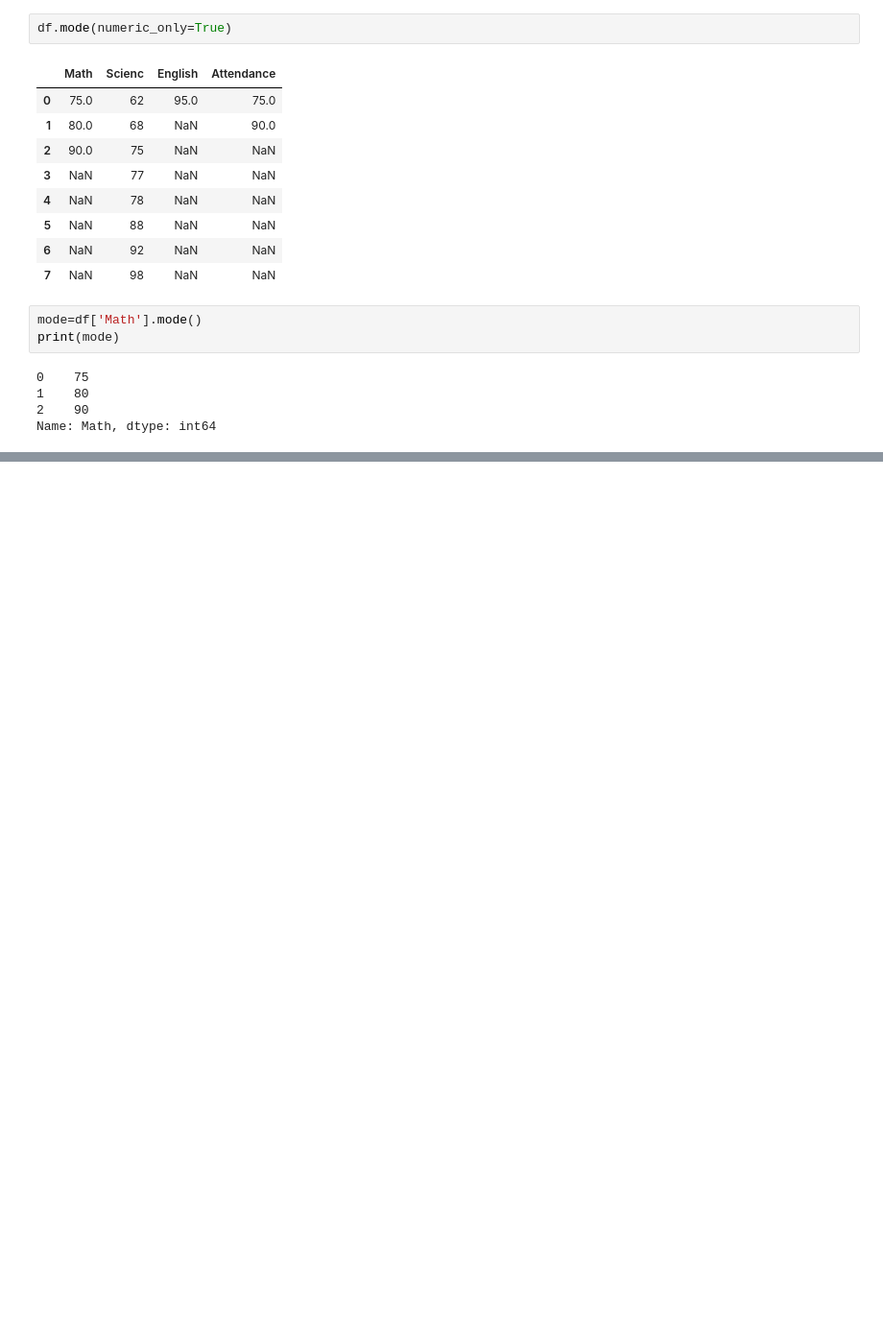
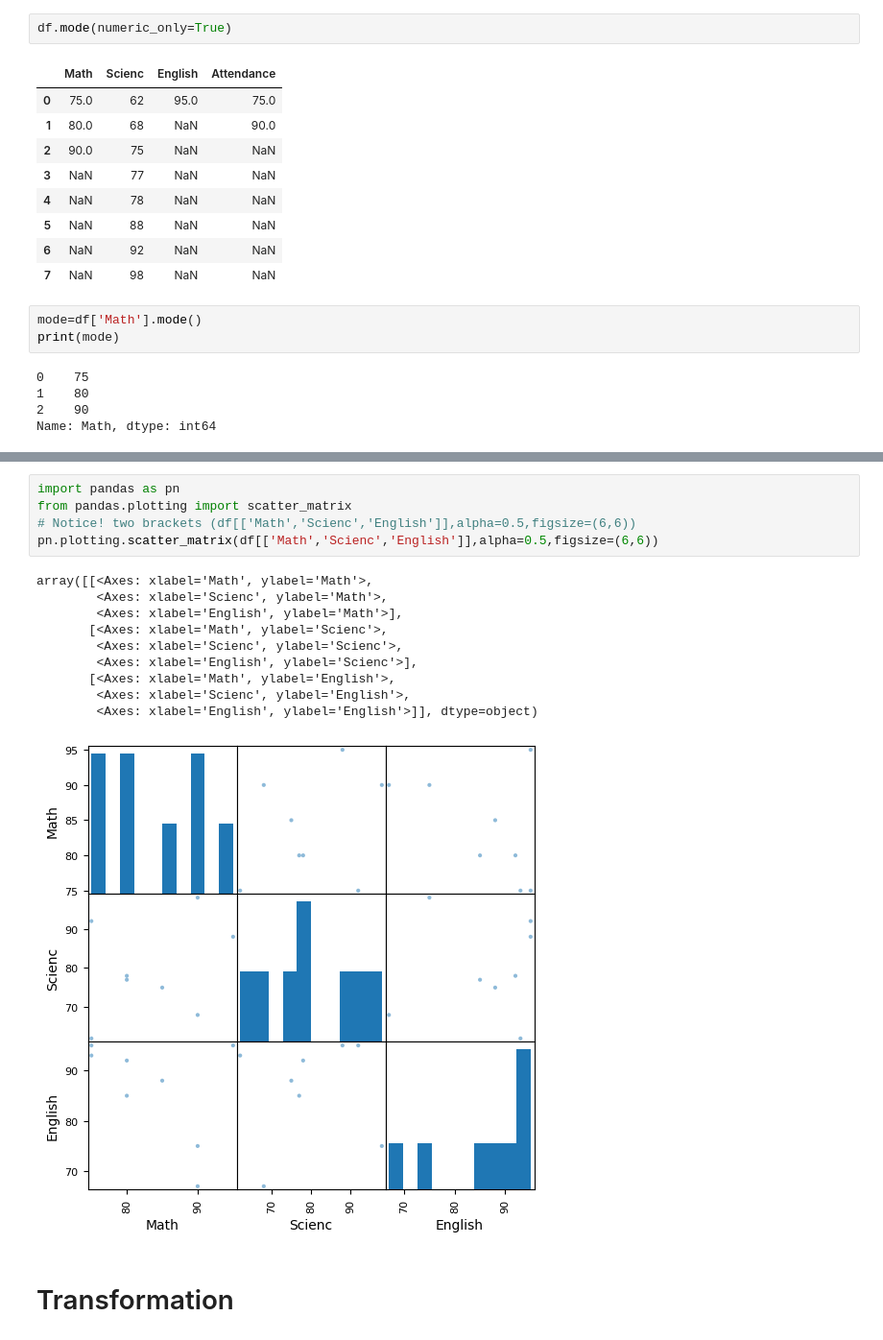
Before and after one commit to brijesh28-dev/Sem-4, a Jupyter notebook: PYTHON-2/Class.ipynb, the cells around one changed output, grey strips where cells are left out. Shown at 96% size. Saved outputs shown, nothing was run; the diff lists cells and outputs as text; blank space fills up the shorter version.

```diff
--- a/PYTHON-2/Class.ipynb
+++ b/PYTHON-2/Class.ipynb
@@ -80,0 +172,18 @@ Name: Math, dtype: int64
+# %%
+import pandas as pn
+from pandas.plotting import scatter_matrix
+# Notice! two brackets (df[['Math','Scienc','English']],alpha=0.5,figsize=(6,6))
+pn.plotting.scatter_matrix(df[['Math','Scienc','English']],alpha=0.5,figsize=(6,6))
+# %% [output]
+array([[<Axes: xlabel='Math', ylabel='Math'>,
+        <Axes: xlabel='Scienc', ylabel='Math'>,
+        <Axes: xlabel='English', ylabel='Math'>],
+       [<Axes: xlabel='Math', ylabel='Scienc'>,
+        <Axes: xlabel='Scienc', ylabel='Scienc'>,
+        <Axes: xlabel='English', ylabel='Scienc'>],
+       [<Axes: xlabel='Math', ylabel='English'>,
+        <Axes: xlabel='Scienc', ylabel='English'>,
+        <Axes: xlabel='English', ylabel='English'>]], dtype=object)
+[figure, added]
+# %% [markdown]
+# Transformation
```
Also changed, not shown: parts of 32 cells of this notebook.
